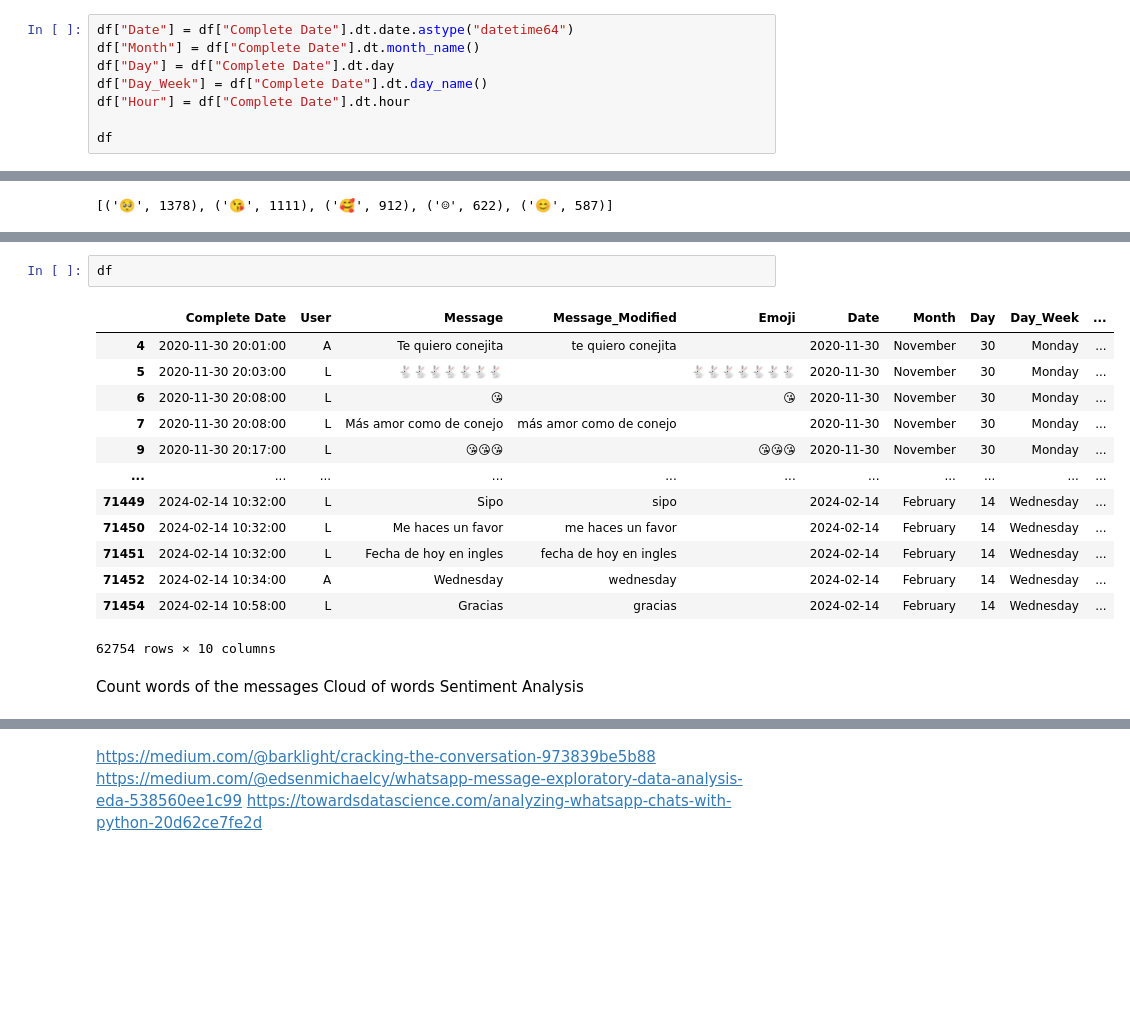
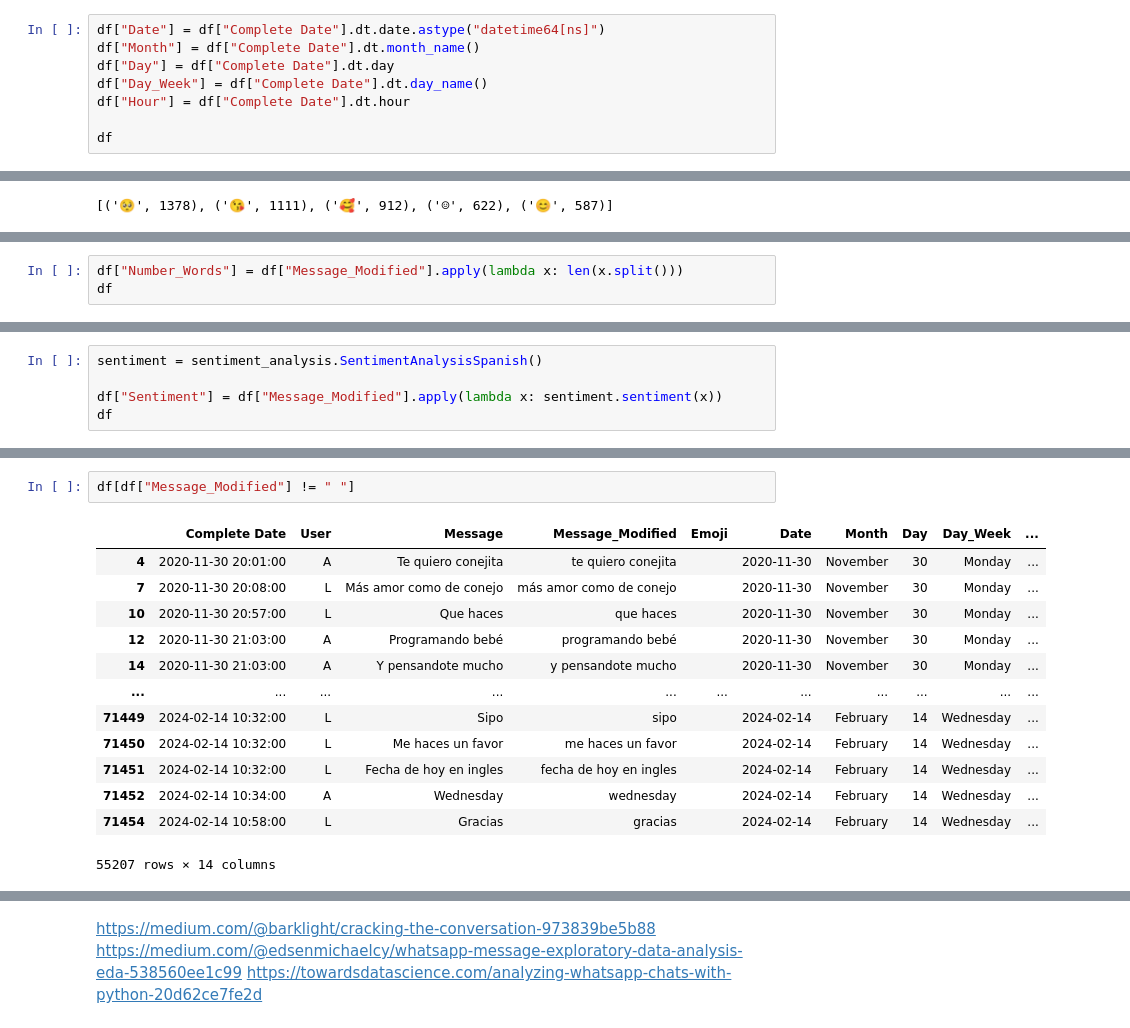
Before and after one commit to alejo1630/whatsapp_chat_analysis, a Jupyter notebook: Whatsapp_Analysis.ipynb, the cells around one changed output, grey strips where cells are left out. Saved outputs shown, nothing was run; the diff lists cells and outputs as text; blank space fills up the shorter version.

```diff
--- a/Whatsapp_Analysis.ipynb
+++ b/Whatsapp_Analysis.ipynb
@@ -289,7 +294,7 @@ df
 | 71454 | 2024-02-14 10:58:00 | L | Gracias | gracias |  |
 62754 rows × 5 columns
 # %%
-df["Date"] = df["Complete Date"].dt.date.astype("datetime64")
+df["Date"] = df["Complete Date"].dt.date.astype("datetime64[ns]")
 df["Month"] = df["Complete Date"].dt.month_name()
 df["Day"] = df["Complete Date"].dt.day
 df["Day_Week"] = df["Complete Date"].dt.day_name()
@@ -445 +466,4 @@ fig = go.Figure(data=go.Pie(labels = ["Chats without emoji", "Chats with emoji"]
 fig.update_traces(hoverinfo = "label + value")
+# %%
+df["Number_Words"] = df["Message_Modified"].apply(lambda x: len(x.split()))
+df
@@ -445,0 +539,5 @@ fig.update_traces(hoverinfo = "label + value")
+# %%
+sentiment = sentiment_analysis.SentimentAnalysisSpanish()
+
+df["Sentiment"] = df["Message_Modified"].apply(lambda x: sentiment.sentiment(x))
+df
@@ -446,20 +572,16 @@ fig.update_traces(hoverinfo = "label + value")
 # %%
-df
+df[df["Message_Modified"] != " "]
 # %% [output]
 |  | Complete Date | User | Message | Message_Modified | Emoji | Date | Month | Day | Day_Week | ... |
 | 4 | 2020-11-30 20:01:00 | A | Te quiero conejita | te quiero conejita |  | 2020-11-30 | November | 30 | Monday | ... |
-| 5 | 2020-11-30 20:03:00 | L | 🐇🐇🐇🐇🐇🐇🐇 |  | 🐇🐇🐇🐇🐇🐇🐇 | 2020-11-30 | November | 30 | Monday | ... |
-| 6 | 2020-11-30 20:08:00 | L | 😘 |  | 😘 | 2020-11-30 | November | 30 | Monday | ... |
 | 7 | 2020-11-30 20:08:00 | L | Más amor como de conejo | más amor como de conejo |  | 2020-11-30 | November | 30 | Monday | ... |
-| 9 | 2020-11-30 20:17:00 | L | 😘😘😘 |  | 😘😘😘 | 2020-11-30 | November | 30 | Monday | ... |
+| 10 | 2020-11-30 20:57:00 | L | Que haces | que haces |  | 2020-11-30 | November | 30 | Monday | ... |
+| 12 | 2020-11-30 21:03:00 | A | Programando bebé | programando bebé |  | 2020-11-30 | November | 30 | Monday | ... |
+| 14 | 2020-11-30 21:03:00 | A | Y pensandote mucho | y pensandote mucho |  | 2020-11-30 | November | 30 | Monday | ... |
 | ... | ... | ... | ... | ... | ... | ... | ... | ... | ... | ... |
 | 71449 | 2024-02-14 10:32:00 | L | Sipo | sipo |  | 2024-02-14 | February | 14 | Wednesday | ... |
 | 71450 | 2024-02-14 10:32:00 | L | Me haces un favor | me haces un favor |  | 2024-02-14 | February | 14 | Wednesday | ... |
 | 71451 | 2024-02-14 10:32:00 | L | Fecha de hoy en ingles | fecha de hoy en ingles |  | 2024-02-14 | February | 14 | Wednesday | ... |
 | 71452 | 2024-02-14 10:34:00 | A | Wednesday | wednesday |  | 2024-02-14 | February | 14 | Wednesday | ... |
 | 71454 | 2024-02-14 10:58:00 | L | Gracias | gracias |  | 2024-02-14 | February | 14 | Wednesday | ... |
-62754 rows × 10 columns
+55207 rows × 14 columns
-# %% [markdown]
-Count words of the messages
-Cloud of words
-Sentiment Analysis
```
Also changed, not shown: parts of 27 cells of this notebook.
